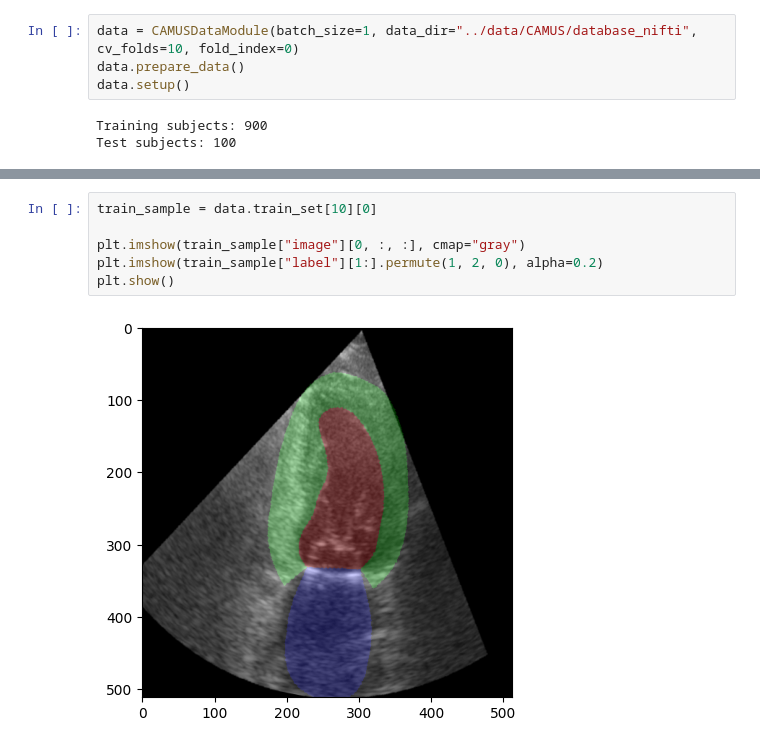
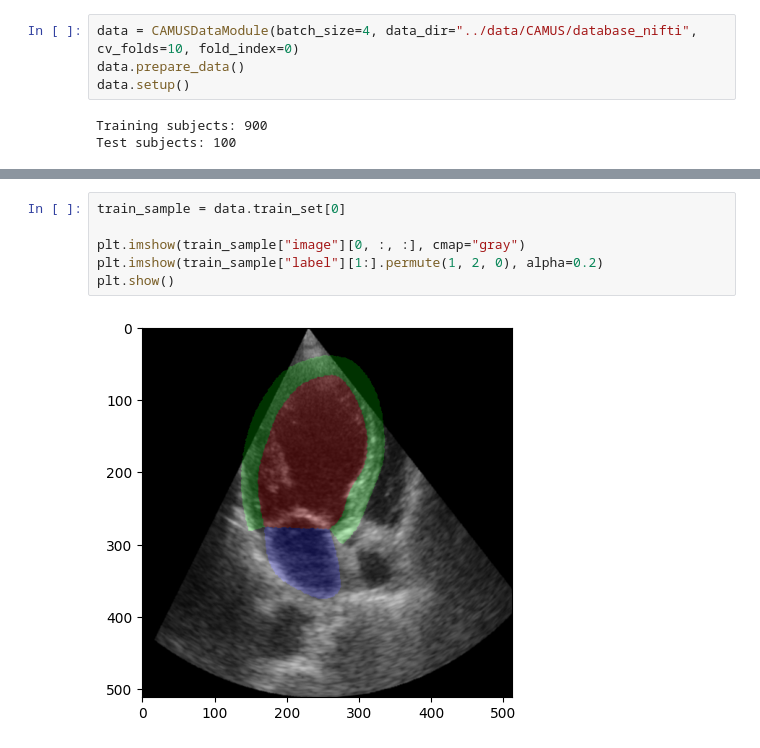
Before and after one commit to eriksalv/mamba-mic, a Jupyter notebook: notebooks/camus_data_module.ipynb, the cells around one changed output, grey strips where cells are left out. Saved outputs shown, nothing was run; the diff lists cells and outputs as text.

Commit message:
set up camus training module

```diff
--- a/notebooks/camus_data_module.ipynb
+++ b/notebooks/camus_data_module.ipynb
@@ -2,7 +2,7 @@
 from mamba_mic.data_modules.camus import CAMUSDataModule
 import matplotlib.pyplot as plt
 # %%
-data = CAMUSDataModule(batch_size=1, data_dir="../data/CAMUS/database_nifti", cv_folds=10, fold_index=0)
+data = CAMUSDataModule(batch_size=4, data_dir="../data/CAMUS/database_nifti", cv_folds=10, fold_index=0)
 data.prepare_data()
 data.setup()
 # %% [output]
@@ -43,10 +50,10 @@ plt.show()
 # %% [output]
 [figure]
 # %%
-train_sample = data.train_set[10][0]
+train_sample = data.train_set[0]
 
 plt.imshow(train_sample["image"][0, :, :], cmap="gray")
 plt.imshow(train_sample["label"][1:].permute(1, 2, 0), alpha=0.2)
 plt.show()
 # %% [output]
-[figure, old version]
+[figure, new version]
```
Also changed, not shown: parts of 3 cells of this notebook, 11 other files.
